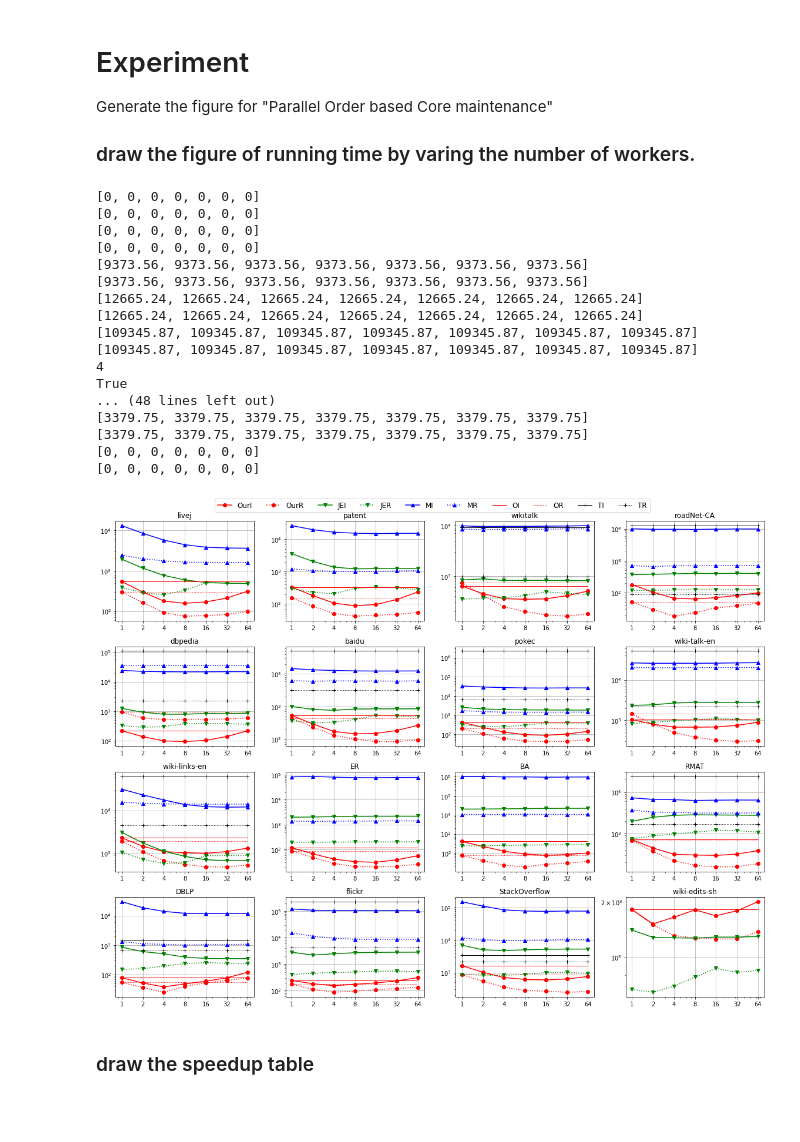
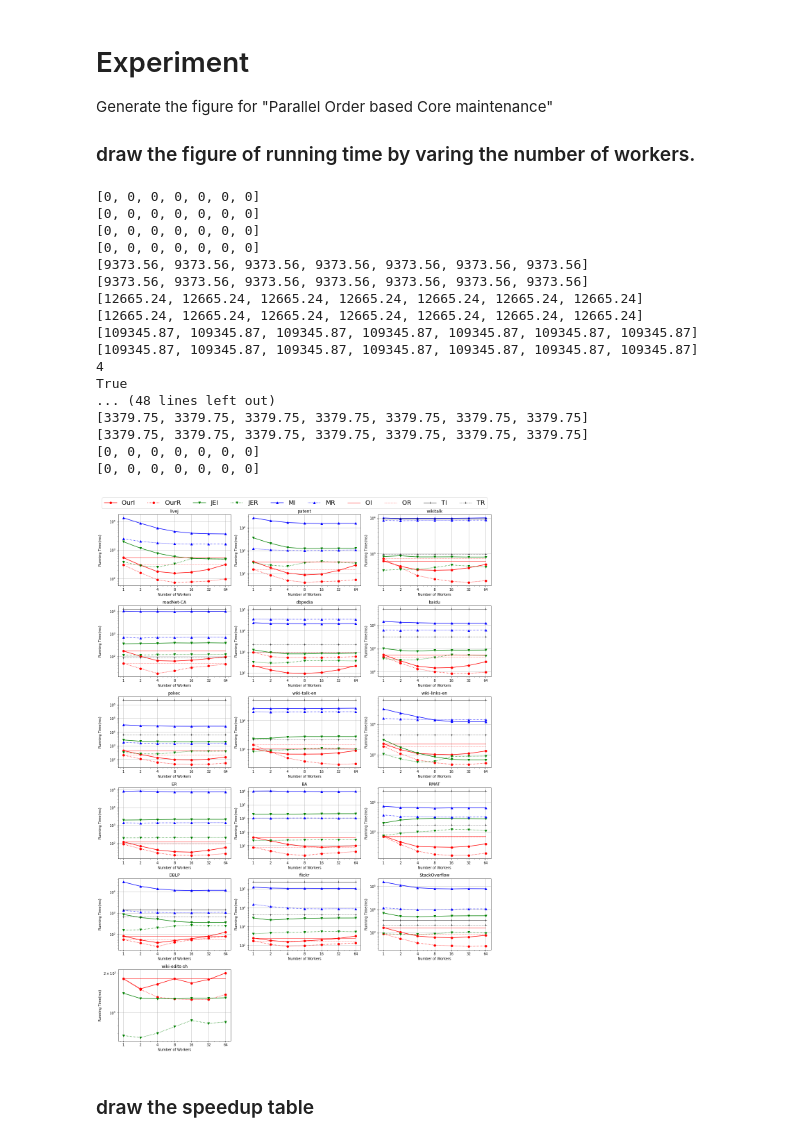
Before and after one commit to Itisben/Parallel-CoreMaint, a Jupyter notebook: experiment/convert/par-cm-spaa.ipynb, the cells around one changed output. Cells and saved outputs as stored; diff of their text form; code cells hidden in the pictures; blank space fills up the shorter version.

```diff
--- a/experiment/convert/par-cm-spaa.ipynb
+++ b/experiment/convert/par-cm-spaa.ipynb
@@ -126,10 +126,13 @@ def parse_data_time(model, worker, alg, isInsert):
 def draw_running_time_by_worker_number():
     global graph_name; global graph_title; global g_x
     index = 1
-    fig = plt.figure(figsize=(16, 12))
+    #fig = plt.figure(figsize=(16, 12))
+    fig = plt.figure(figsize=(16, 22))
 
     for model, title in zip(graph_name, graph_title):
-        ax = fig.add_subplot(4, 4, index); index += 1
+        # ax = fig.add_subplot(4, 4, index); index += 1
+        ax = fig.add_subplot(6, 3, index); index += 1
+
         y1 = []; y2 = []; y3 = []; y4 = []; y5 = []; y6 = [];
         z1 = []; z2 = []; z3=[]; z4 = [] #baseline for orderbased, and traversal
         y1err = []
@@ -183,40 +186,41 @@ def draw_running_time_by_worker_number():
         ax.set_title(title)
         ax.set_xticks(g_x, x)
 
-        #ax.set_xlabel("Number of Workers")
+        ax.set_xlabel("Number of Workers")
 
-        #ax.set_ylabel("Running Time(ms)")
+        ax.set_ylabel("Running Time(ms)")
 
         if model=="wikitalk": handles, labels = ax.get_legend_handles_labels()
     fig.align_labels()
     fig.tight_layout()
 
 
-    fig.legend(handles, labels, fontsize="large", loc="upper center", bbox_to_anchor=(0.5, 1.02), ncol=10)
+    fig.legend(handles, labels, fontsize="18", loc="upper center", bbox_to_anchor=(0.5, 1.02), ncol=10)
 
-    plt.savefig("par-cm-running-time-2.pdf", bbox_inches='tight')
+    #plt.savefig("par-cm-running-time-2.pdf", bbox_inches='tight')
+    plt.savefig("par-cm-running-time-3.pdf", bbox_inches='tight')
     plt.show()
 
 read_data(); draw_running_time_by_worker_number()
 # %% [output]
 [0, 0, 0, 0, 0, 0, 0]
 [0, 0, 0, 0, 0, 0, 0]
 [0, 0, 0, 0, 0, 0, 0]
 [0, 0, 0, 0, 0, 0, 0]
 [9373.56, 9373.56, 9373.56, 9373.56, 9373.56, 9373.56, 9373.56]
 [9373.56, 9373.56, 9373.56, 9373.56, 9373.56, 9373.56, 9373.56]
 [12665.24, 12665.24, 12665.24, 12665.24, 12665.24, 12665.24, 12665.24]
 [12665.24, 12665.24, 12665.24, 12665.24, 12665.24, 12665.24, 12665.24]
 [109345.87, 109345.87, 109345.87, 109345.87, 109345.87, 109345.87, 109345.87]
 [109345.87, 109345.87, 109345.87, 109345.87, 109345.87, 109345.87, 109345.87]
 4
 True
 ... (48 lines left out)
 [3379.75, 3379.75, 3379.75, 3379.75, 3379.75, 3379.75, 3379.75]
 [3379.75, 3379.75, 3379.75, 3379.75, 3379.75, 3379.75, 3379.75]
 [0, 0, 0, 0, 0, 0, 0]
 [0, 0, 0, 0, 0, 0, 0]
-[figure, old version]
+[figure, new version]
 # %% [markdown]
 ### draw the speedup table
 # %%
```
Also changed, not shown: 3 other files.
